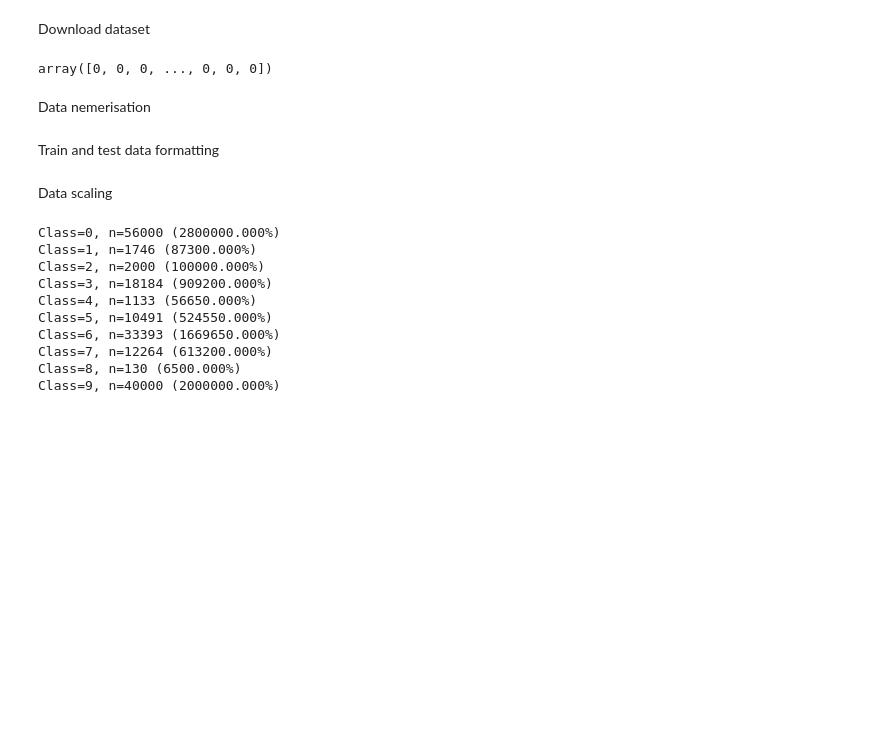
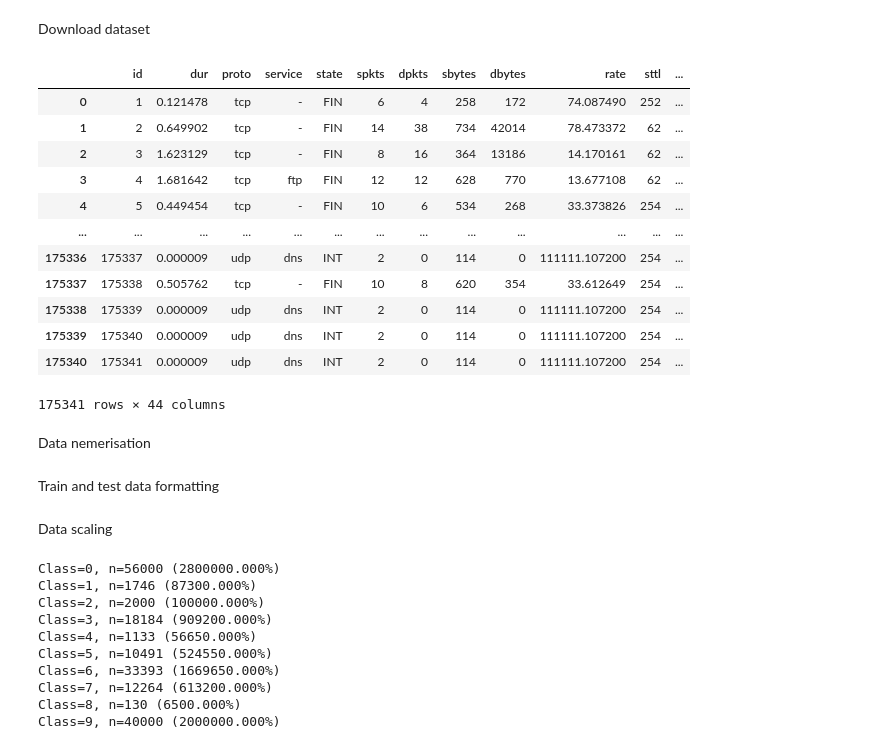
Before and after one commit to aminecloud9/PFE, a Jupyter notebook: UNSW_NB15_Originaldata_Model.ipynb, the cells around one changed output. Drawn from its saved outputs; the diff is of its cells as text; code cells hidden in the pictures; blank space fills up the shorter version.

```diff
--- a/UNSW_NB15_Originaldata_Model.ipynb
+++ b/UNSW_NB15_Originaldata_Model.ipynb
@@ -40,10 +48,22 @@ train_data=pd.read_csv('/content/drive/MyDrive/UNSW_NB15_training.csv')
 train_data = train_data.iloc[:, :-1]# drop the last one
 test_data=pd.read_csv('/content/drive/MyDrive/UNSW_NB15_testing.csv')
 test_data = test_data.iloc[:, :-1]# drop the last one
-# %%
-train_y[0]
-# %% [output]
-array([0, 0, 0, ..., 0, 0, 0])
+# %%
+train_data
+# %% [output]
+|  | id | dur | proto | service | state | spkts | dpkts | sbytes | dbytes | rate | sttl | ... |
+| 0 | 1 | 0.121478 | tcp | - | FIN | 6 | 4 | 258 | 172 | 74.087490 | 252 | ... |
+| 1 | 2 | 0.649902 | tcp | - | FIN | 14 | 38 | 734 | 42014 | 78.473372 | 62 | ... |
+| 2 | 3 | 1.623129 | tcp | - | FIN | 8 | 16 | 364 | 13186 | 14.170161 | 62 | ... |
+| 3 | 4 | 1.681642 | tcp | ftp | FIN | 12 | 12 | 628 | 770 | 13.677108 | 62 | ... |
+| 4 | 5 | 0.449454 | tcp | - | FIN | 10 | 6 | 534 | 268 | 33.373826 | 254 | ... |
+| ... | ... | ... | ... | ... | ... | ... | ... | ... | ... | ... | ... | ... |
+| 175336 | 175337 | 0.000009 | udp | dns | INT | 2 | 0 | 114 | 0 | 111111.107200 | 254 | ... |
+| 175337 | 175338 | 0.505762 | tcp | - | FIN | 10 | 8 | 620 | 354 | 33.612649 | 254 | ... |
+| 175338 | 175339 | 0.000009 | udp | dns | INT | 2 | 0 | 114 | 0 | 111111.107200 | 254 | ... |
+| 175339 | 175340 | 0.000009 | udp | dns | INT | 2 | 0 | 114 | 0 | 111111.107200 | 254 | ... |
+| 175340 | 175341 | 0.000009 | udp | dns | INT | 2 | 0 | 114 | 0 | 111111.107200 | 254 | ... |
+175341 rows × 44 columns
 # %% [markdown]
 Data nemerisation
 # %%
```
Also changed, not shown: parts of 14 cells of this notebook.
